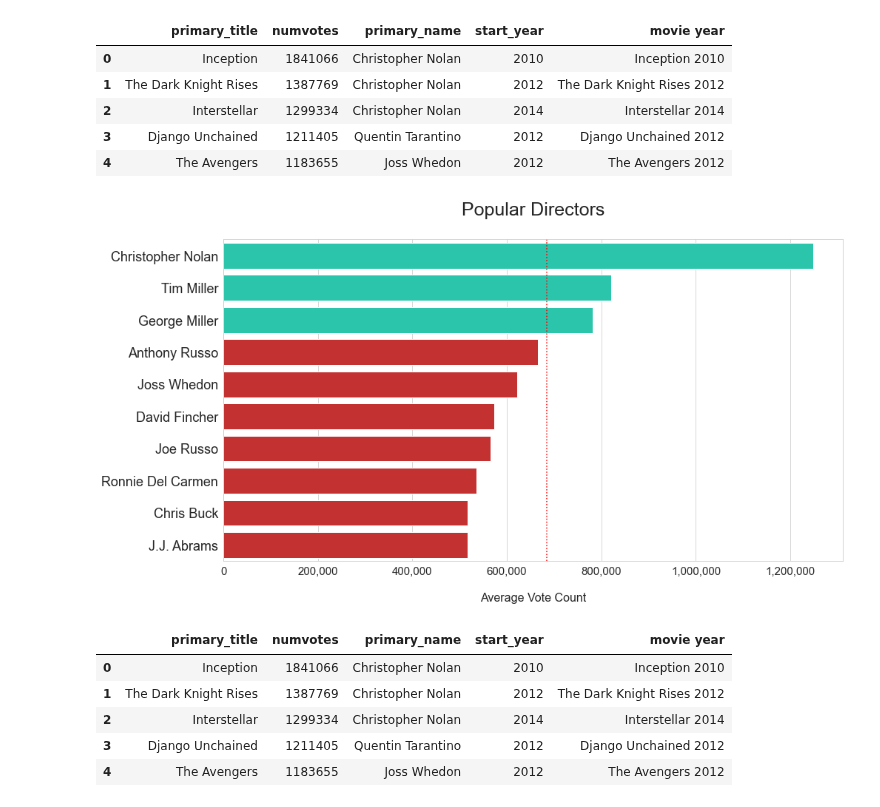
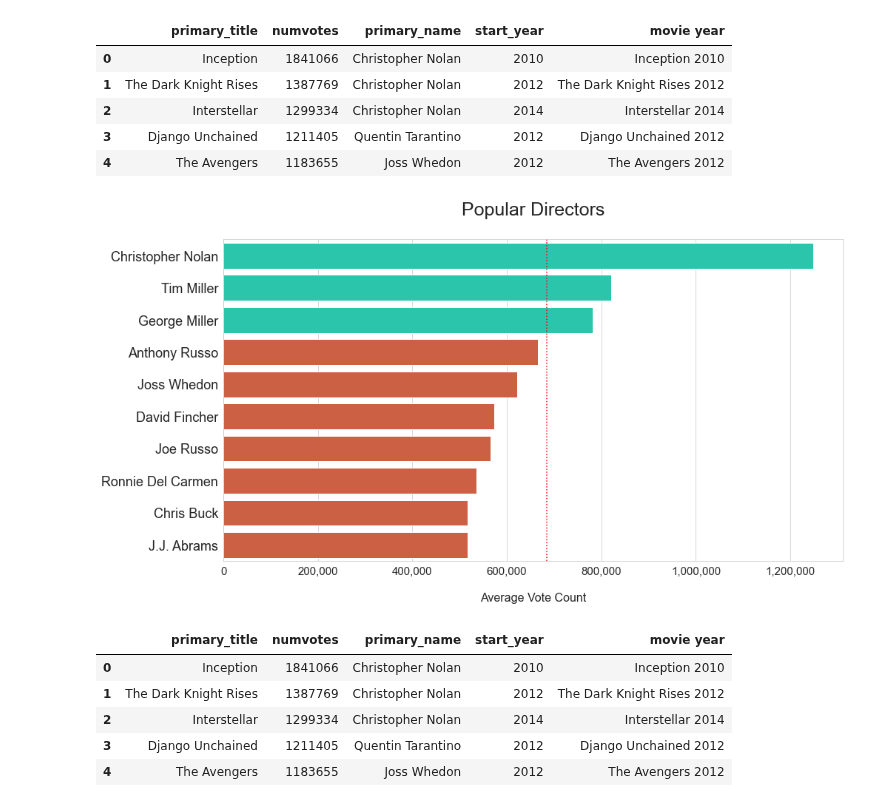
Before and after one commit to dcruzven/Movie-Analysis-Project, a Jupyter notebook: popular_work/David's_Notebook.ipynb, the cells around one changed output. Cells and saved outputs as stored; diff of their text form; code cells hidden in the pictures.

```diff
--- a/popular_work/David's_Notebook.ipynb
+++ b/popular_work/David's_Notebook.ipynb
@@ -499,24 +499,24 @@ pop_dir = clean_dir_df.groupby('primary_name')['numvotes'].mean().sort_values()[
 # %%
 plt.figure(figsize=(15,8))
 sns.set_style('whitegrid')
 
 dir_mean = pop_dir.values[:10].mean()
 
-co = np.where(pop_dir.values[:10] > dir_mean, '#10DFBC', '#dd1818')
+co = np.where(pop_dir.values[:10] > dir_mean, '#10DFBC', '#E2522F')
 
 axtest = sns.barplot(y=pop_dir.index[:10],
                       x=pop_dir.values[:10],
                       orient='h',
                       palette=co)
 axtest.xaxis.set_major_formatter(StrMethodFormatter('{x:,.0f}'))
 plt.title('Popular Directors\n', fontsize = 25)
 plt.ylabel('')
 plt.xlabel('\nAverage Vote Count', fontsize = 16)
 plt.yticks(fontsize=18)
 plt.xticks(fontsize=15)
 plt.axvline(dir_mean, color='red', ls='dotted');
 # %% [output]
-[figure, old version]
+[figure, new version]
 # %%
 clean_dir_df.head()
 # %% [output]
```
Also changed, not shown: parts of 4 cells of this notebook.
